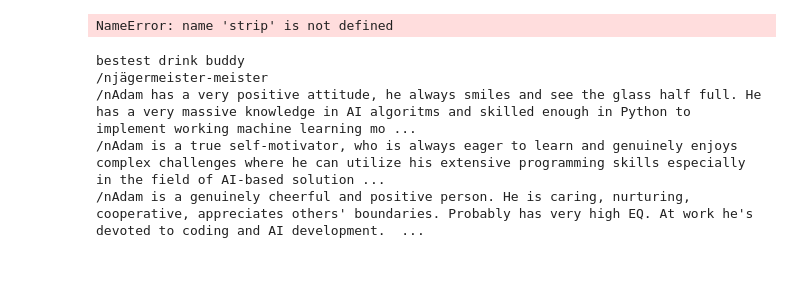
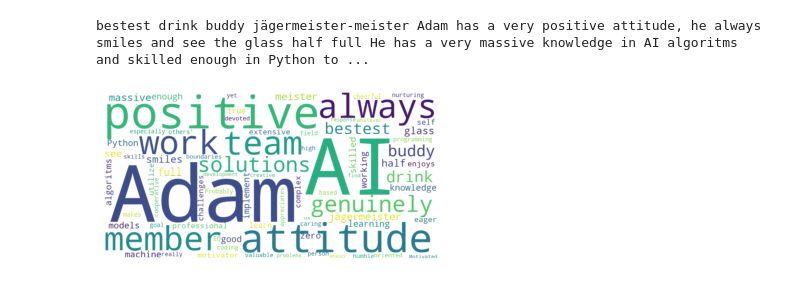
Before and after one commit to adihipo/portfolio, a Jupyter notebook: word_cloud_maker.ipynb, the cells around one changed output. Cells and saved outputs as stored; diff of their text form; code cells hidden in the pictures.

Commit message:
wordcloud function

```diff
--- a/word_cloud_maker.ipynb
+++ b/word_cloud_maker.ipynb
@@ -1,25 +1,28 @@
 # %%
 from wordcloud import WordCloud
 import matplotlib.pyplot as plt
+# %%
+def strip_whitespaces(text):
+    return text.strip()
 # %%
 def do_wordcloud(text):
-    wordcloud = WordCloud().generate(text)
+    wordcloud = WordCloud(background_color="rgba(255, 255, 255, 0)", mode="RGBA", width=1600, height=800).generate(text)
     plt.figure()
     plt.imshow(wordcloud, interpolation="bilinear")
     plt.axis("off")
     plt.show()
+    wordcloud.to_file('kepek/wc.png')
 # %%
 with open('kepek/wordcloud.txt') as f:
     lines = f.readlines()
-    lines = map(strip, lines)
+    lines = map(strip_whitespaces, lines)
     lines = ' '.join(lines)
+    lines = lines.replace('.', '')
-# %% [output]
-NameError: name 'strip' is not defined
 # %%
 print(lines)
 # %% [output]
-bestest drink buddy
-/njägermeister-meister
-/nAdam has a very positive attitude, he always smiles and see the glass half full. He has a very massive knowledge in AI algoritms and skilled enough in Python to implement working machine learning mo ...
-/nAdam is a true self-motivator, who is always eager to learn and genuinely enjoys complex challenges where he can utilize his extensive programming skills especially in the field of AI-based solution ...
-/nAdam is a genuinely cheerful and positive person. He is caring, nurturing, cooperative, appreciates others' boundaries. Probably has very high EQ. At work he's devoted to coding and AI development.  ...
+bestest drink buddy jägermeister-meister Adam has a very positive attitude, he always smiles and see the glass half full He has a very massive knowledge in AI algoritms and skilled enough in Python to ...
+# %%
+do_wordcloud(lines)
+# %% [output]
+[figure, added]
```
